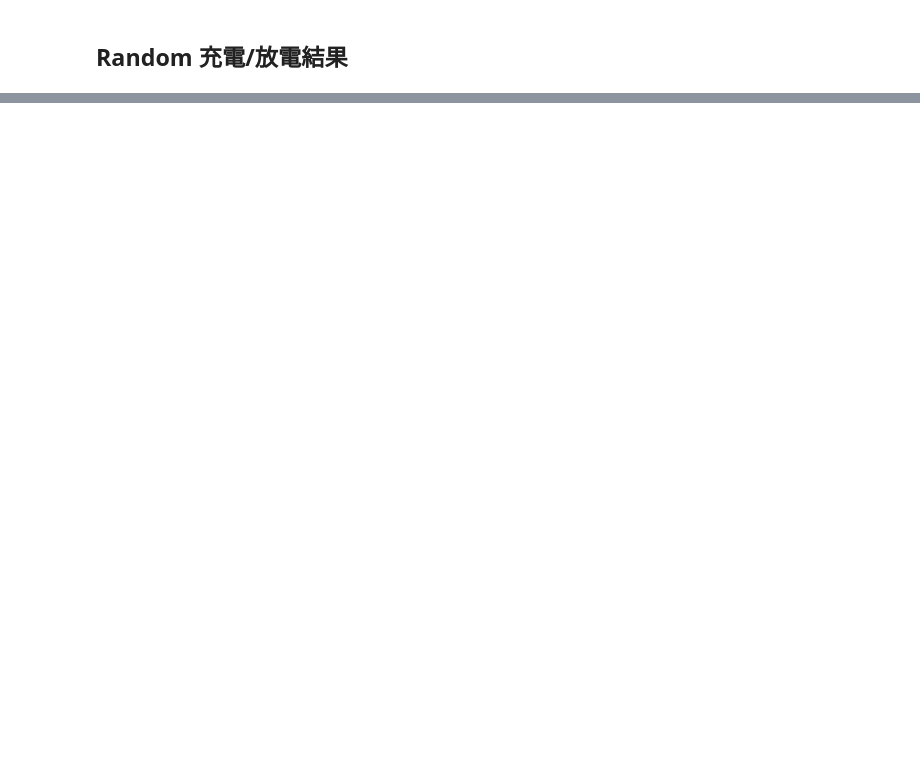
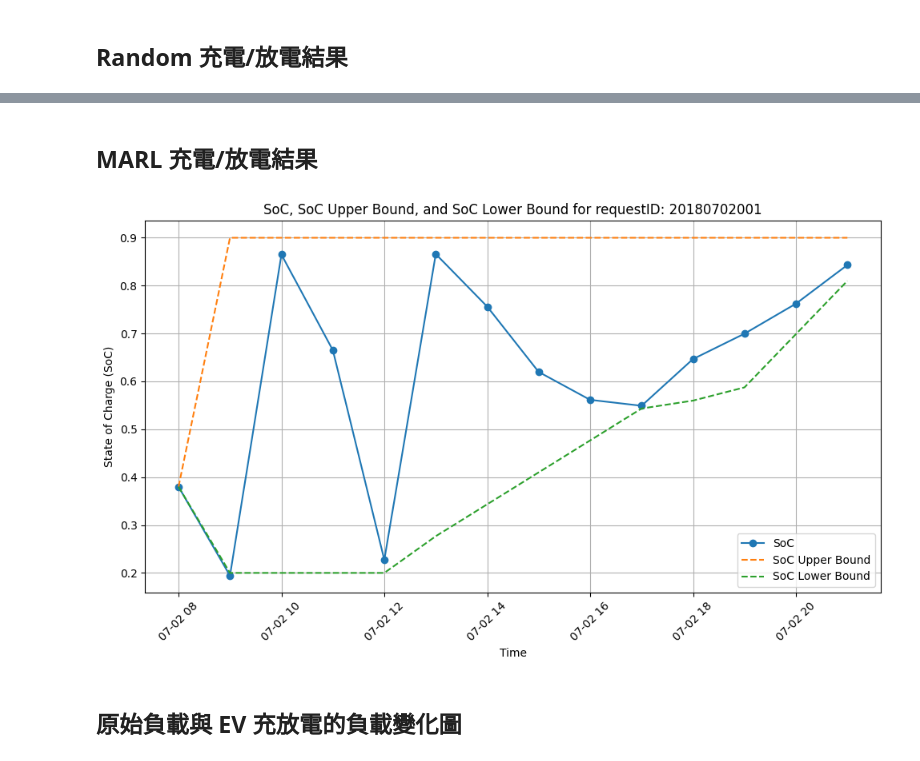
Before and after one commit to carlwang49/MY_WORK, a Jupyter notebook: Evaluation.ipynb, the cells around one changed output, grey strips where cells are left out. Saved outputs shown, nothing was run; the diff lists cells and outputs as text; code cells hidden in the pictures; blank space fills up the shorter version.

```diff
--- a/Evaluation.ipynb
+++ b/Evaluation.ipynb
@@ -37,0 +39,36 @@ plot_soc_for_requestID(1011)  # Replace with the desired requestID
+# %% [markdown]
+## MARL 充電/放電結果
+# %%
+# Read the CSV file
+file_path = './Result/EVBuildingEnv/98/soc_history.csv'
+data = pd.read_csv(file_path)
+
+# Convert 'current_time' to datetime
+data['current_time'] = pd.to_datetime(data['current_time'])
+
+# Function to plot SoC, SoC_upper_bound, and SoC_lower_bound for a given requestID
+def plot_soc_for_requestID(requestID):
+    filtered_data = data[data['requestID'] == requestID]
+
+    plt.figure(figsize=(10, 6))
+
+    plt.plot(filtered_data['current_time'], filtered_data['soc'], label='SoC', marker='o')
+    plt.plot(filtered_data['current_time'], filtered_data['SoC_upper_bound'], label='SoC Upper Bound', linestyle='--')
+    plt.plot(filtered_data['current_time'], filtered_data['SoC_lower_bound'], label='SoC Lower Bound', linestyle='--')
+
+    plt.xlabel('Time')
+    plt.ylabel('State of Charge (SoC)')
+    plt.title(f'SoC, SoC Upper Bound, and SoC Lower Bound for requestID: {requestID}')
+    plt.legend()
+    plt.grid(True)
+    plt.xticks(rotation=45)
+    plt.tight_layout()
+
+    plt.show()
+
+# Example usage
+plot_soc_for_requestID(20180702001)  # Replace with the desired requestID
+# %% [output]
+[figure, added]
+# %% [markdown]
+## 原始負載與 EV 充放電的負載變化圖
```
Also changed, not shown: parts of 9 cells of this notebook, 15 other files.
